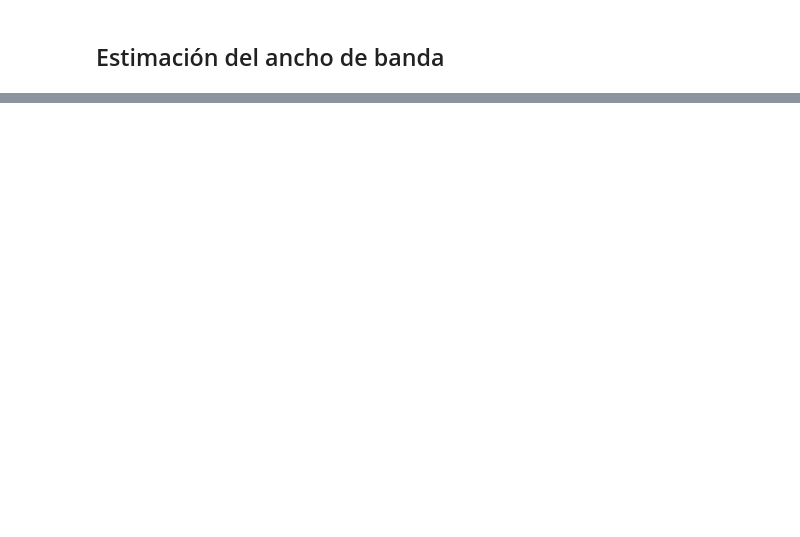
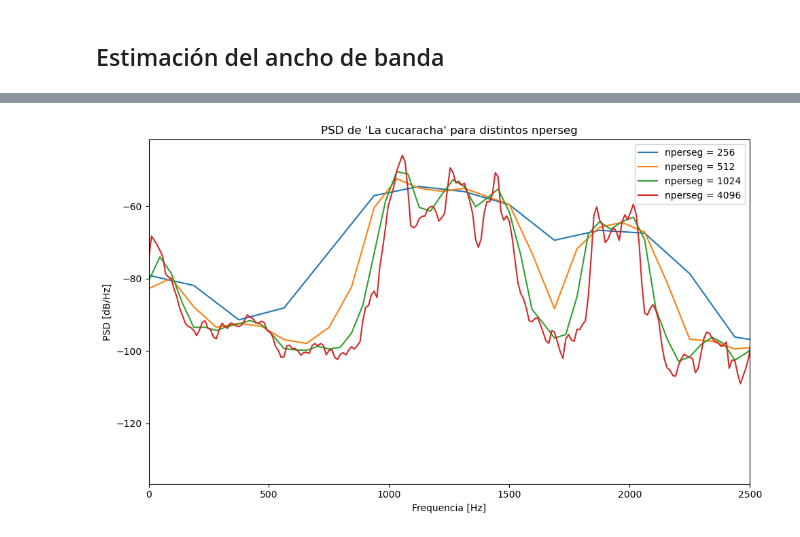
Before and after one commit to moradelacorte/APS, a Jupyter notebook: Mis_trabajos/TS5.ipynb, the cells around one changed output, grey strips where cells are left out. Drawn from its saved outputs; the diff is of its cells as text; code cells hidden in the pictures; blank space fills up the shorter version.

```diff
--- a/Mis_trabajos/TS5.ipynb
+++ b/Mis_trabajos/TS5.ipynb
@@ -399,0 +416,21 @@ Dentro del dominio acústico, la voz hablada arrojó un ancho de banda de 6193.3
+# %%
+fs_audio, wav_data = sio.wavfile.read('la cucaracha.wav')
+
+nperseg_values = [256, 512, 1024, 4096]
+
+plt.figure(figsize=(10, 6))
+plt.title("PSD de 'La cucaracha' para distintos nperseg")
+
+for nperseg in nperseg_values:
+    f, Pxx_den = sig.welch(wav_data, fs_audio, nperseg=nperseg)
+    Pxx_den_log = 10 * np.log10(Pxx_den)
+    plt.plot(f, Pxx_den_log, label=f'nperseg = {nperseg}')
+
+plt.xlabel('Frequencia [Hz]')
+plt.ylabel('PSD [dB/Hz]')
+plt.xlim(0, 2500)
+plt.legend()
+plt.tight_layout()
+plt.show()
+# %% [output]
+[figure, added]
```
Also changed, not shown: parts of 10 cells of this notebook.
